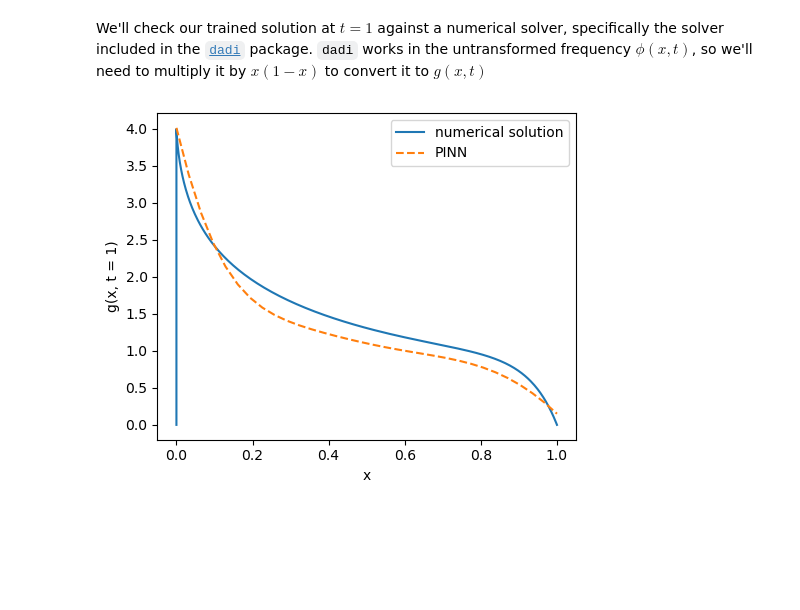
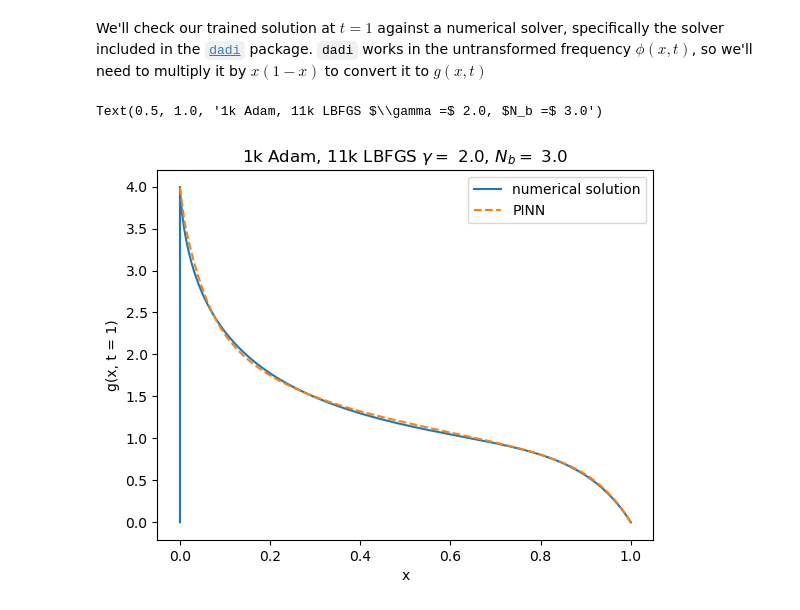
Before and after one commit to jaxengodfrey/popinn, a Jupyter notebook: docs/examples/deeponet.ipynb, the cells around one changed output. Cells and saved outputs as stored; diff of their text form; code cells hidden in the pictures; blank space fills up the shorter version.

```diff
--- a/docs/examples/deeponet.ipynb
+++ b/docs/examples/deeponet.ipynb
@@ -156,7 +174,7 @@ class TrainingData(eqx.Module):
     aux: tuple
 
 
-X_pde = jnp.linspace(XMIN, XMAX, NUM_PDE_PTS)
+X_pde = exponential_grid(NUM_PDE_PTS, crwd=2.0, where="left")
 T_pde = jnp.linspace(0, TMAX, NUM_PDE_PTS)
 
 X_ic = jnp.linspace(XMIN, XMAX, NUM_EDGE_PTS)
@@ -166,24 +184,23 @@ T_bc = jnp.linspace(0, TMAX, NUM_EDGE_PTS)
 X_lbc = XMIN * jnp.ones(1)
 X_rbc = XMAX * jnp.ones(1)
 
-# all of the above is the same as before
+# all of the above code is the same as P2INN
 # Get the N(t) array
 TS = jnp.linspace(0, TMAX, NUM_TS_PTS)
 NS = jnp.linspace(NS_MIN, NS_MAX, NUM_NS_PTS)
-NVALS = jax.vmap(NFUNC, in_axes=(None, 0))(TS, NS)
+NVALS = jax.vmap(NFUNC, in_axes=(None, 0))(TS, NS)  # map over the set of Ns values
 assert NVALS.shape == (NUM_NS_PTS, NUM_TS_PTS)
 
 # Get the g_0(x) array
-XS = jnp.linspace(XMIN, XMAX, NUM_XS_PTS)
+XS = exponential_grid(NUM_XS_PTS, crwd=2.0, where="left")
 GAMMA = jnp.linspace(GMIN, GMAX, NUM_G_PTS)
-ICVALS = jax.vmap(initial_g, in_axes=(None, 0))(XS, GAMMA)
+ICVALS = jax.vmap(initial_g, in_axes=(None, 0))(XS, GAMMA)  # map over the set of gamma values
 assert ICVALS.shape == (NUM_G_PTS, NUM_XS_PTS)
-
 
 data = TrainingData(
     pde_coords=(X_pde, T_pde),
     ic_coords=(X_ic, T_ic),
     left_bc_coords=(X_lbc, T_bc),
     right_bc_coords=(X_rbc, T_bc),
-    aux=((NVALS, NS), (ICVALS, GAMMA)),  # pass gamma as an auxiliary input
+    aux=((NVALS, NS), (ICVALS, GAMMA)),  # construct the aux tuple, packaging correlated quantities that share their 0th axis in their own tuple
 )
@@ -200,14 +225,14 @@ We'll first train with 500 Adam steps, then 1k of L-BFGS:
 key = jr.PRNGKey(3)
 from popinn import DeepONet
 
-model = DeepONet(key, branch_input_dim=(NUM_TS_PTS, NUM_XS_PTS), trunk_input_dim=2, branch_depth=(5, 5))
+model = DeepONet(key, branch_input_dim=(NUM_TS_PTS, NUM_XS_PTS), trunk_input_dim=2, branch_depth=(4, 4), trunk_depth=2)
 
 
 model, history = train_model(
     model,
     data,
     total_loss,
-    [AdamConfig(log_every=500, num_epochs=1000, lr=warmup_cosine(peak_lr=1e-3, num_epochs=1000)), LBFGSConfig(log_every=500, num_epochs=1000)],
+    [AdamConfig(log_every=500, num_epochs=1000, lr=warmup_cosine(peak_lr=5e-4, num_epochs=1000)), LBFGSConfig(log_every=500, num_epochs=10000)],
 )
 # %% [output]
 [Adam] Starting (1000 epochs)
@@ -227,7 +261,7 @@ We'll check our trained solution at $t = 1$ against a numerical solver, specific
 # %%
 import dadi
 
-TEST_GAMMA = 2.7
+TEST_GAMMA = 2.0
 TEST_IC = initial_g(XS, TEST_GAMMA)
 TEST_NS = 3.0
 TEST_NVALS = NFUNC(TS, TEST_NS)
@@ -240,14 +274,17 @@ def calc_dadi(tf=1.0, pts=300):
     return xx, phif, phi0
 # %%
 x_dadi, phi_dadi, phi0_dadi = calc_dadi()
-g_test = jax.vmap(model, in_axes=(0, None, None))(X_pde, 1.0, (TEST_NVALS, TEST_IC))
+x_test = jnp.linspace(0, 1, 100)
+g_test = jax.vmap(model, in_axes=(0, None, None))(x_test, 1.0, (TEST_NVALS, TEST_IC))
 # %%
-plt.figure(figsize=(5, 4))
+# plt.figure(figsize=(5, 4))
 plt.plot(x_dadi, phi_dadi * x_dadi * (1.0 - x_dadi), label="numerical solution")  # convert phi to g
-plt.plot(X_pde, g_test, label="PINN", ls="--")
+plt.plot(x_test, g_test, label="PINN", ls="--")
 plt.legend()
 plt.xlabel("x")
 plt.ylabel("g(x, t = 1)")
-plt.tight_layout()
+# plt.tight_layout()
+plt.title(rf"1k Adam, 11k LBFGS $\gamma =$ {TEST_GAMMA}, $N_b =$ {TEST_NS}")
 # %% [output]
+Text(0.5, 1.0, '1k Adam, 11k LBFGS $\\gamma =$ 2.0, $N_b =$ 3.0')
-[figure, old version]
+[figure, new version]
```
Also changed, not shown: parts of 20 cells of this notebook, 28 other files.
